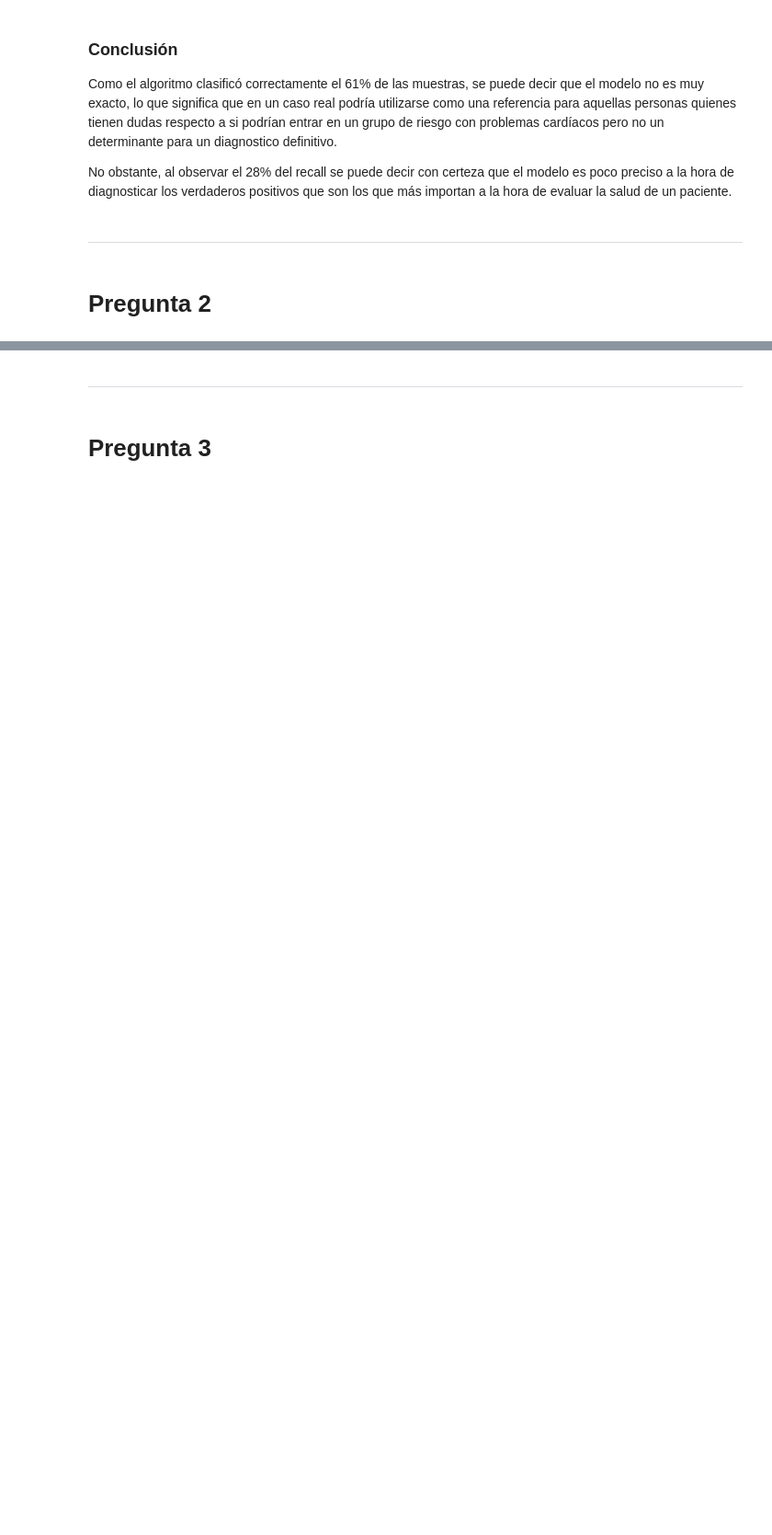
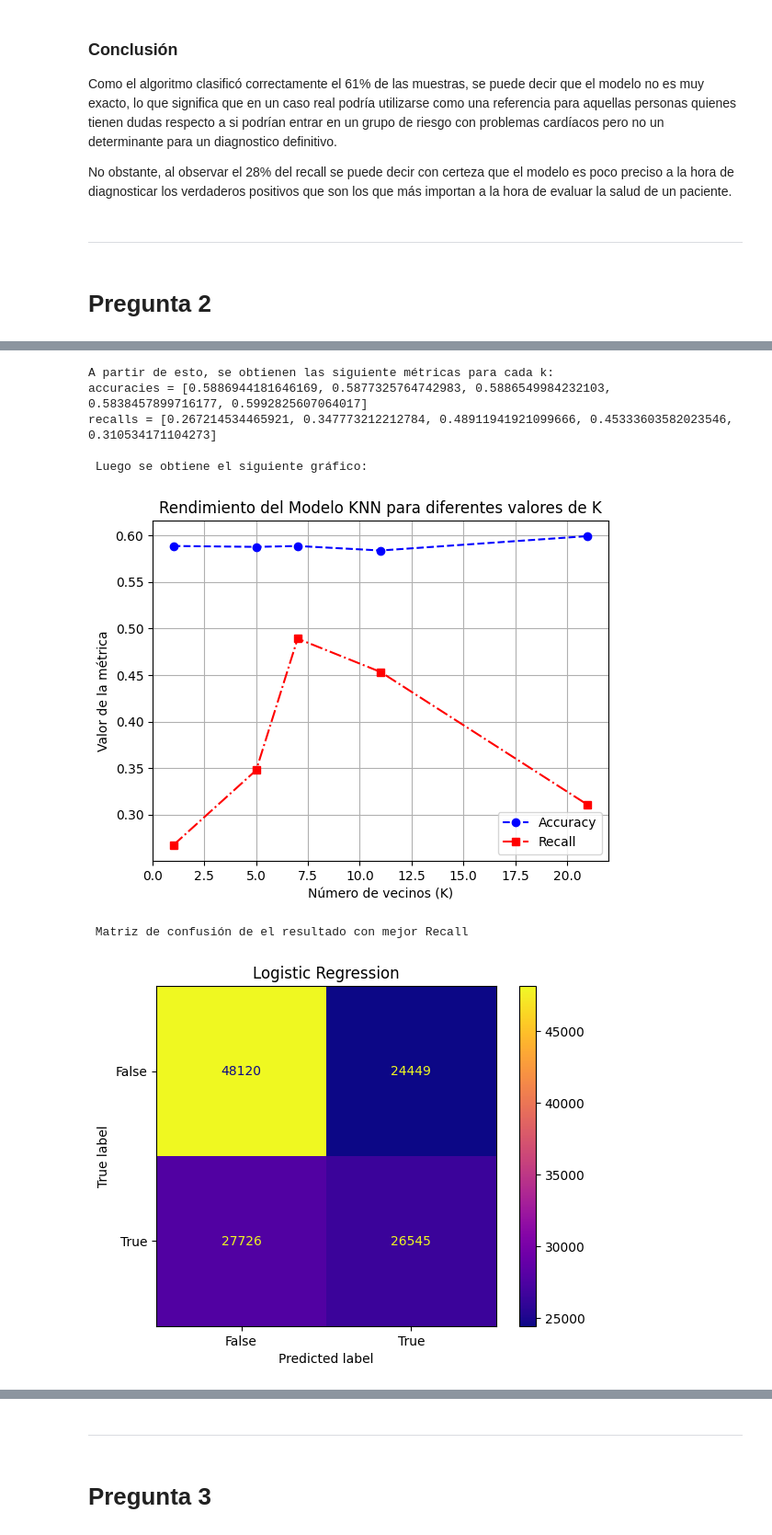
Before and after one commit to xeromark/TareasIA, a Jupyter notebook: TareaIA.ipynb, the cells around one changed output, grey strips where cells are left out. Shown: that part at 92% size. Saved outputs shown, nothing was run; the diff lists cells and outputs as text; code cells hidden in the pictures; blank space fills up the shorter version.

```diff
--- a/TareaIA.ipynb
+++ b/TareaIA.ipynb
@@ -134,0 +139,79 @@ No obstante, al observar el 28% del recall se puede decir con certeza que el mod
+# %%
+import pandas as pd
+import matplotlib.pyplot as plt
+from sklearn.model_selection import train_test_split
+from sklearn.neighbors import KNeighborsClassifier
+from sklearn.metrics import accuracy_score, recall_score, confusion_matrix
+from sklearn import metrics
+
+# Cargar el dataset
+df = pd.read_csv('dataset.csv') # https://www.kaggle.com/datasets/kandij/diabetes-dataset
+
+# Dividir el dataset
+X = df[["BMI"]]  # Solo usamos la característica BMI
+y = df["HighBP"]
+X_train, X_test, y_train, y_test = train_test_split(X, y, test_size=0.5, random_state=42)
+
+# Entrenar el modelo KNN
+k_values = [1, 5, 7, 11, 21]
+results = {}
+
+accuracies = []
+recalls = []
+cms = []
+
+for k in k_values:
+    knn = KNeighborsClassifier(n_neighbors=k)
+    knn.fit(X_train, y_train)
+
+    y_pred = knn.predict(X_test)
+    # Se extraen TP, FP, FN y TN
+    cms.append(confusion_matrix(y_test, y_pred))
+
+    # Calcular métricas
+    accuracies.append(accuracy_score(y_test, y_pred))
+    recalls.append(recall_score(y_test, y_pred))
+
+# Mostrar resultados
+print("A partir de esto, se obtienen las siguiente métricas para cada k:")
+print("accuracies =",accuracies)
+print("recalls =",recalls)
+
+print("\n Luego se obtiene el siguiente gráfico:\n")
+
+# Graficar los resultados
+plt.plot(k_values, accuracies, label='Accuracy', marker='o', color='b', linestyle='--')
+plt.plot(k_values, recalls, label='Recall', marker='s', color='r', linestyle='-.')
+
+
+plt.xlabel('Número de vecinos (K)')
+plt.ylabel('Valor de la métrica')
+plt.title('Rendimiento del Modelo KNN para diferentes valores de K')
+plt.legend(loc='best')
+plt.grid(True)
+plt.show()
+
+print("\n Matriz de confusión de el resultado con mejor Recall \n")
+
+# Para mostrar el gráfico de la matriz de confusión
+cm_display = metrics.ConfusionMatrixDisplay(cms[2], display_labels = [False, True])
+cm_display.plot(cmap='plasma')
+plt.title('Logistic Regression')
+plt.show()
+
+print("\n Donde se tiene que:")
+# Se extraen TP, FP, FN y TN
+TN, FP, FN, TP = cms[2].ravel()  # Desempaquetar los valores
+print(f'TP (Verdaderos Positivos): {TP}')
+print(f'FP (Falsos Positivos): {FP}')
+print(f'FN (Falsos Negativos): {FN}')
+print(f'TN (Verdaderos Negativos): {TN} \n')
+# %% [output]
+A partir de esto, se obtienen las siguiente métricas para cada k:
+accuracies = [0.5886944181646169, 0.5877325764742983, 0.5886549984232103, 0.5838457899716177, 0.5992825607064017]
+recalls = [0.267214534465921, 0.347773212212784, 0.48911941921099666, 0.45333603582023546, 0.310534171104273]
+
+ Luego se obtiene el siguiente gráfico:
+[figure, added]
+ Matriz de confusión de el resultado con mejor Recall
+[figure, added]
```
Also changed, not shown: parts of 6 cells of this notebook.
